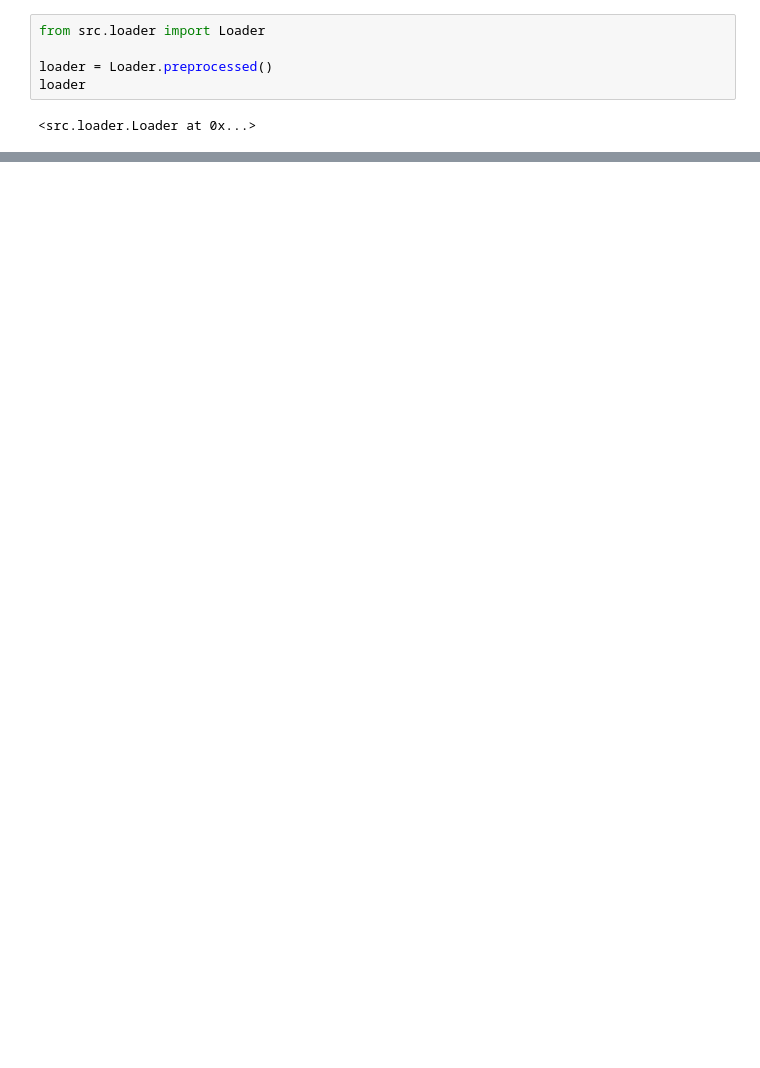
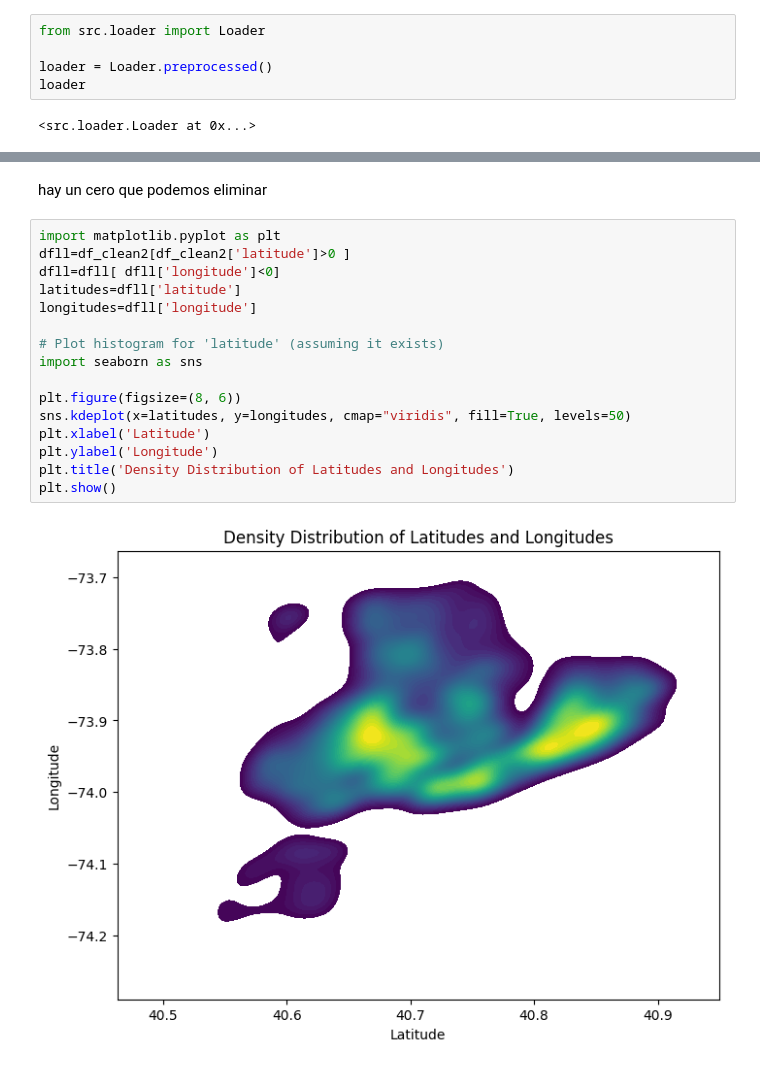
Before and after one commit to FabioSol/TareaModeladoPredictivo, a Jupyter notebook: notebooks/01_EDA.ipynb, the cells around one changed output, grey strips where cells are left out. Drawn from its saved outputs; the diff is of its cells as text; blank space fills up the shorter version.

```diff
--- a/notebooks/01_EDA.ipynb
+++ b/notebooks/01_EDA.ipynb
@@ -39,0 +157,20 @@ Name: crash_date, Length: 10000, dtype: object
+# %% [markdown]
+hay un cero que podemos eliminar
+# %%
+import matplotlib.pyplot as plt
+dfll=df_clean2[df_clean2['latitude']>0 ]
+dfll=dfll[ dfll['longitude']<0]
+latitudes=dfll['latitude']
+longitudes=dfll['longitude']
+
+# Plot histogram for 'latitude' (assuming it exists)
+import seaborn as sns
+
+plt.figure(figsize=(8, 6))
+sns.kdeplot(x=latitudes, y=longitudes, cmap="viridis", fill=True, levels=50)
+plt.xlabel('Latitude')
+plt.ylabel('Longitude')
+plt.title('Density Distribution of Latitudes and Longitudes')
+plt.show()
+# %% [output]
+[figure, added]
```
Also changed, not shown: parts of 22 cells of this notebook, 9 other files.
